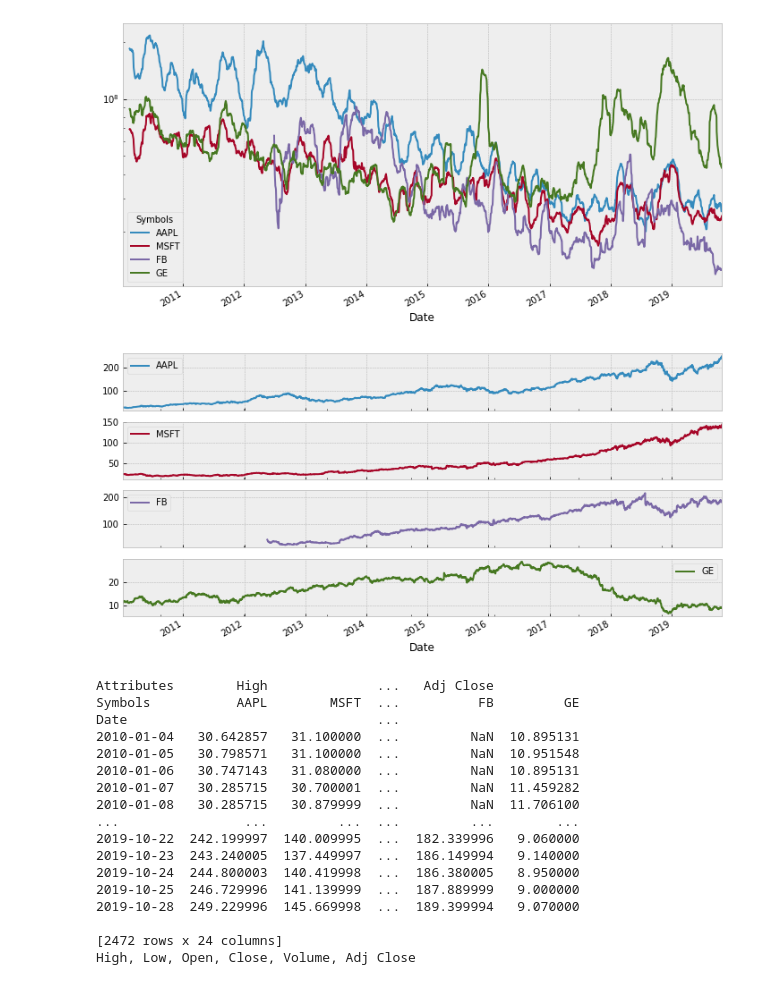
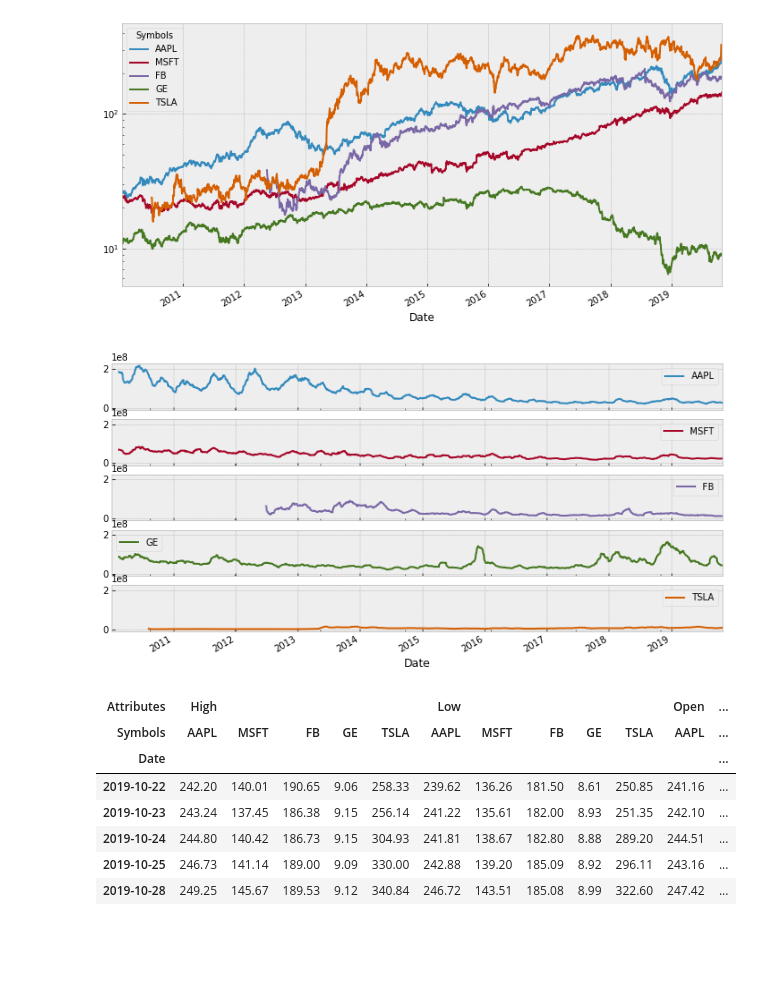
Before and after one commit to rvanasa/finance, a Jupyter notebook: pandas_datareader_example.ipynb, the cells around one changed output. Cells and saved outputs as stored; diff of their text form; code cells hidden in the pictures; blank space fills up the shorter version.

```diff
--- a/pandas_datareader_example.ipynb
+++ b/pandas_datareader_example.ipynb
@@ -19,34 +21,25 @@ plt.rcParams['figure.figsize'] = [12, 6]
 # %%
 start = '1 1 2010'
 end = datetime.now()
+symbols = ['AAPL', 'MSFT', 'FB', 'GE', 'TSLA']
 
-df = pdr.DataReader(['AAPL', 'MSFT', 'FB', 'GE'], 'yahoo', start, end)
+df = pdr.DataReader(symbols, 'yahoo', start, end)
 
-df['Volume'].rolling(30).mean().plot(logy=True)
+df['Adj Close'].plot(logy=True)
 plt.show()
 
-df['Adj Close'].plot(subplots=True)
+df['Volume'].rolling(30).mean().plot(subplots=True, sharey=True)
 plt.show()
 
-print(df)
-print(', '.join(df.axes[-1].levels[0]))
+display(df.tail().round(2))
 # %% [output]
-[figure, old version]
+[figure, new version]
-[figure, old version]
+[figure, new version]
-Attributes        High              ...   Adj Close
-Symbols           AAPL        MSFT  ...          FB         GE
-Date                                ...
-2010-01-04   30.642857   31.100000  ...         NaN  10.895131
-2010-01-05   30.798571   31.100000  ...         NaN  10.951548
-2010-01-06   30.747143   31.080000  ...         NaN  10.895131
-2010-01-07   30.285715   30.700001  ...         NaN  11.459282
-2010-01-08   30.285715   30.879999  ...         NaN  11.706100
-...                ...         ...  ...         ...        ...
-2019-10-22  242.199997  140.009995  ...  182.339996   9.060000
-2019-10-23  243.240005  137.449997  ...  186.149994   9.140000
-2019-10-24  244.800003  140.419998  ...  186.380005   8.950000
-2019-10-25  246.729996  141.139999  ...  187.889999   9.000000
-2019-10-28  249.229996  145.669998  ...  189.399994   9.070000
-
-[2472 rows x 24 columns]
-High, Low, Open, Close, Volume, Adj Close
+| Attributes | High |  |  |  |  | Low |  |  |  |  | Open | ... |
+| Symbols | AAPL | MSFT | FB | GE | TSLA | AAPL | MSFT | FB | GE | TSLA | AAPL | ... |
+| Date |  |  |  |  |  |  |  |  |  |  |  | ... |
+| 2019-10-22 | 242.20 | 140.01 | 190.65 | 9.06 | 258.33 | 239.62 | 136.26 | 181.50 | 8.61 | 250.85 | 241.16 | ... |
+| 2019-10-23 | 243.24 | 137.45 | 186.38 | 9.15 | 256.14 | 241.22 | 135.61 | 182.00 | 8.93 | 251.35 | 242.10 | ... |
+| 2019-10-24 | 244.80 | 140.42 | 186.73 | 9.15 | 304.93 | 241.81 | 138.67 | 182.80 | 8.88 | 289.20 | 244.51 | ... |
+| 2019-10-25 | 246.73 | 141.14 | 189.00 | 9.09 | 330.00 | 242.88 | 139.20 | 185.09 | 8.92 | 296.11 | 243.16 | ... |
+| 2019-10-28 | 249.25 | 145.67 | 189.53 | 9.12 | 340.84 | 246.72 | 143.51 | 185.08 | 8.99 | 322.60 | 247.42 | ... |
```
Also changed, not shown: parts of 2 cells of this notebook.
